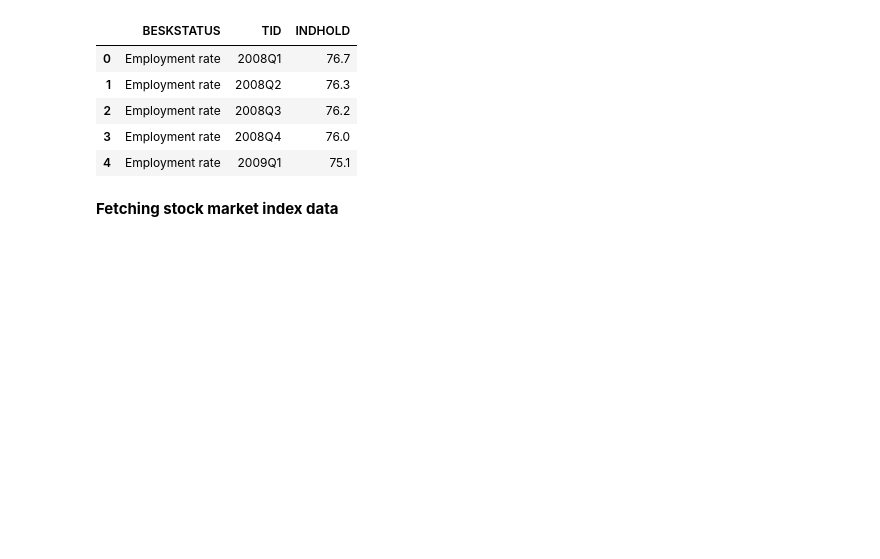
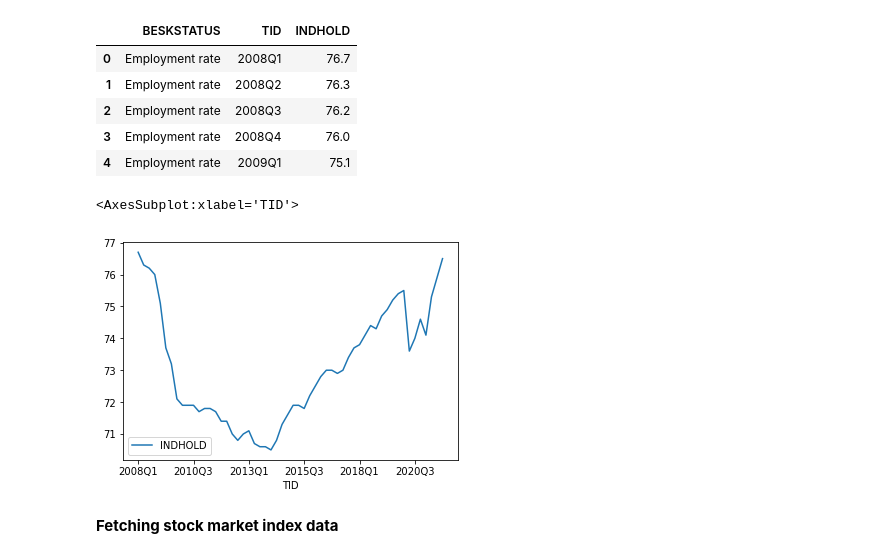
Before and after one commit to JonaDelaney/projects-2022-mmf, a Jupyter notebook: dataproject/Maiwand.ipynb, the cells around one changed output. Cells and saved outputs as stored; diff of their text form; code cells hidden in the pictures; blank space fills up the shorter version.

Commit message:
Added simple correlation plot

```diff
--- a/dataproject/Maiwand.ipynb
+++ b/dataproject/Maiwand.ipynb
@@ -74,9 +74,9 @@ BESKSTATUS
  id = EFK, text = Economic activity rate
 # %%
 variables = {'BESKSTATUS':['BFK'],'Tid':['*']}
-inc_api = Dst.get_data(table_id = 'AKU101K', variables=variables)
-inc_api.sort_values(by=['TID'], inplace=True)
-inc_api.head(5)
+empl = Dst.get_data(table_id = 'AKU101K', variables=variables)
+empl.sort_values(by=['TID'], inplace=True)
+empl.head(5)
 # %% [output]
 |  | BESKSTATUS | TID | INDHOLD |
 | 0 | Employment rate | 2008Q1 | 76.7 |
@@ -90,3 +90,10 @@ inc_api.head(5)
+# %%
+# Plot of employment, quarterly
+
+empl.plot(x = 'TID', y = 'INDHOLD', kind = 'line')
+# %% [output]
+<AxesSubplot:xlabel='TID'>
+[figure, added]
 # %% [markdown]
 **Fetching stock market index data**
 # %%
```
Also changed, not shown: parts of 15 cells of this notebook.
